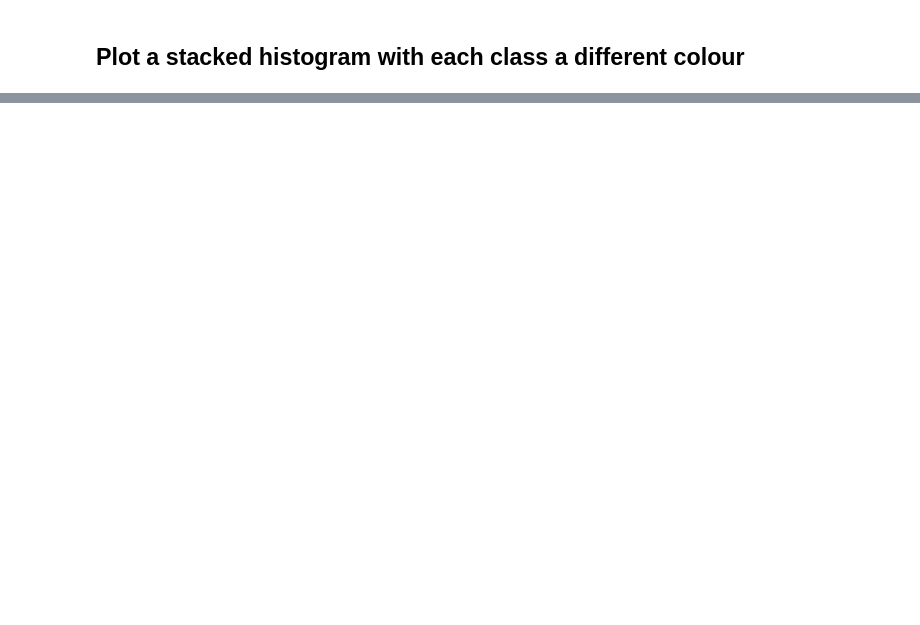
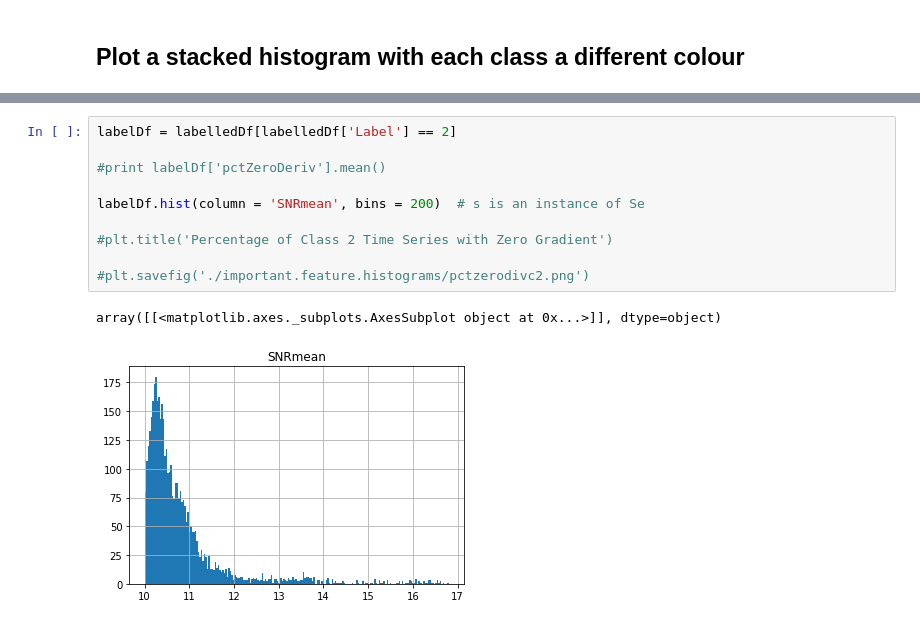
Before and after one commit to inigoval/pulseClassifier, a Jupyter notebook: notebooks/histograms.ipynb, the cells around one changed output, grey strips where cells are left out. Cells and saved outputs as stored; diff of their text form; blank space fills up the shorter version.

```diff
--- a/notebooks/histograms.ipynb
+++ b/notebooks/histograms.ipynb
@@ -98,0 +109,13 @@ plt.legend()
+# %%
+labelDf = labelledDf[labelledDf['Label'] == 2]
+
+#print labelDf['pctZeroDeriv'].mean()
+
+labelDf.hist(column = 'SNRmean', bins = 200)  # s is an instance of Se
+
+#plt.title('Percentage of Class 2 Time Series with Zero Gradient')
+
+#plt.savefig('./important.feature.histograms/pctzerodivc2.png')
+# %% [output]
+array([[<matplotlib.axes._subplots.AxesSubplot object at 0x...>]], dtype=object)
+[figure, added]
```
Also changed, not shown: parts of 4 cells of this notebook, 5 other files.
